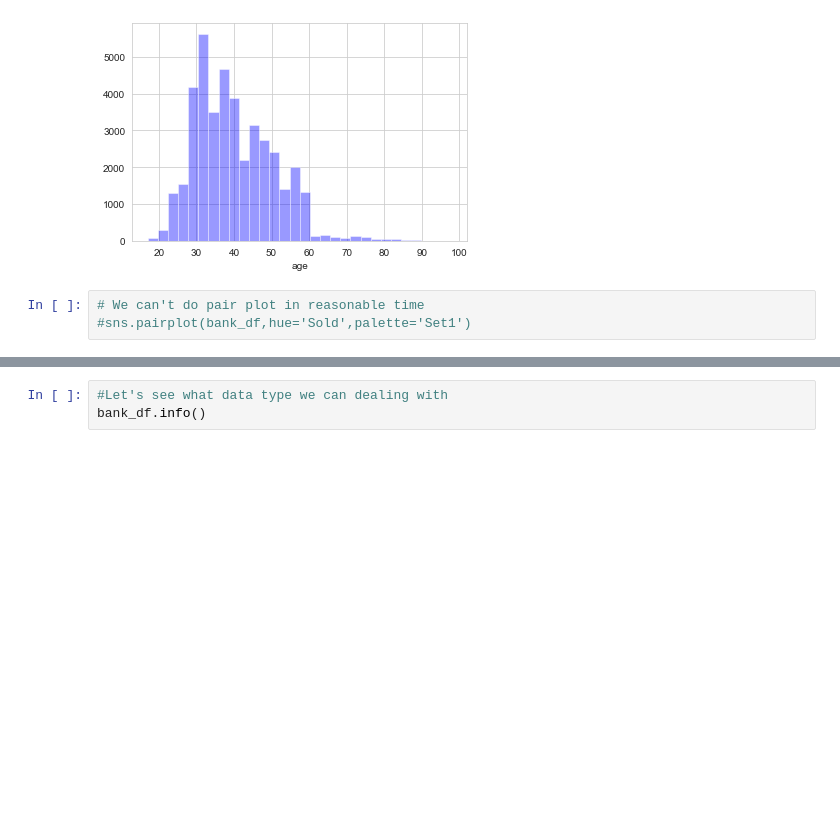
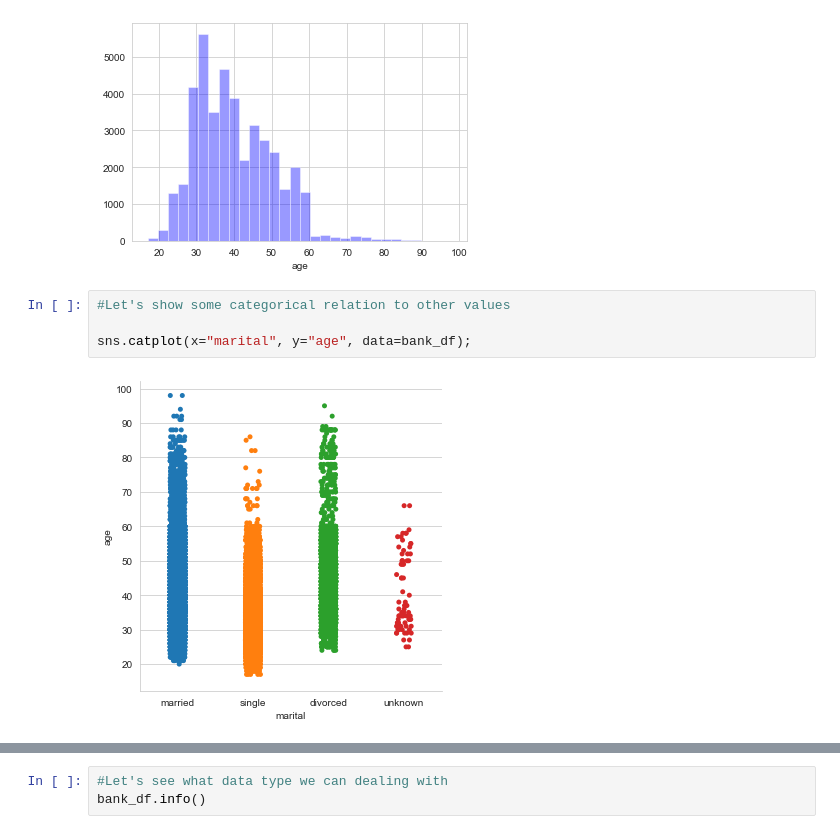
Before and after one commit to ashia-tepals/general, a Jupyter notebook: Classification_Demo_on_Bank_Product_Marketing.ipynb, the cells around one changed output, grey strips where cells are left out. Cells and saved outputs as stored; diff of their text form; blank space fills up the shorter version.

```diff
--- a/Classification_Demo.ipynb
+++ b/Classification_Demo_on_Bank_Product_Marketing.ipynb
@@ -70,6 +70,9 @@ sns.distplot(bank_df['age'].dropna(),kde=False,color='blue',bins=30)
 # %% [output]
 <matplotlib.axes._subplots.AxesSubplot at 0x...>
 [figure]
-# %%
-# We can't do pair plot in reasonable time
-#sns.pairplot(bank_df,hue='Sold',palette='Set1')
+# %%
+#Let's show some categorical relation to other values
+
+sns.catplot(x="marital", y="age", data=bank_df);
+# %% [output]
+[figure, added]
```
Also changed, not shown: parts of 15 cells of this notebook.
